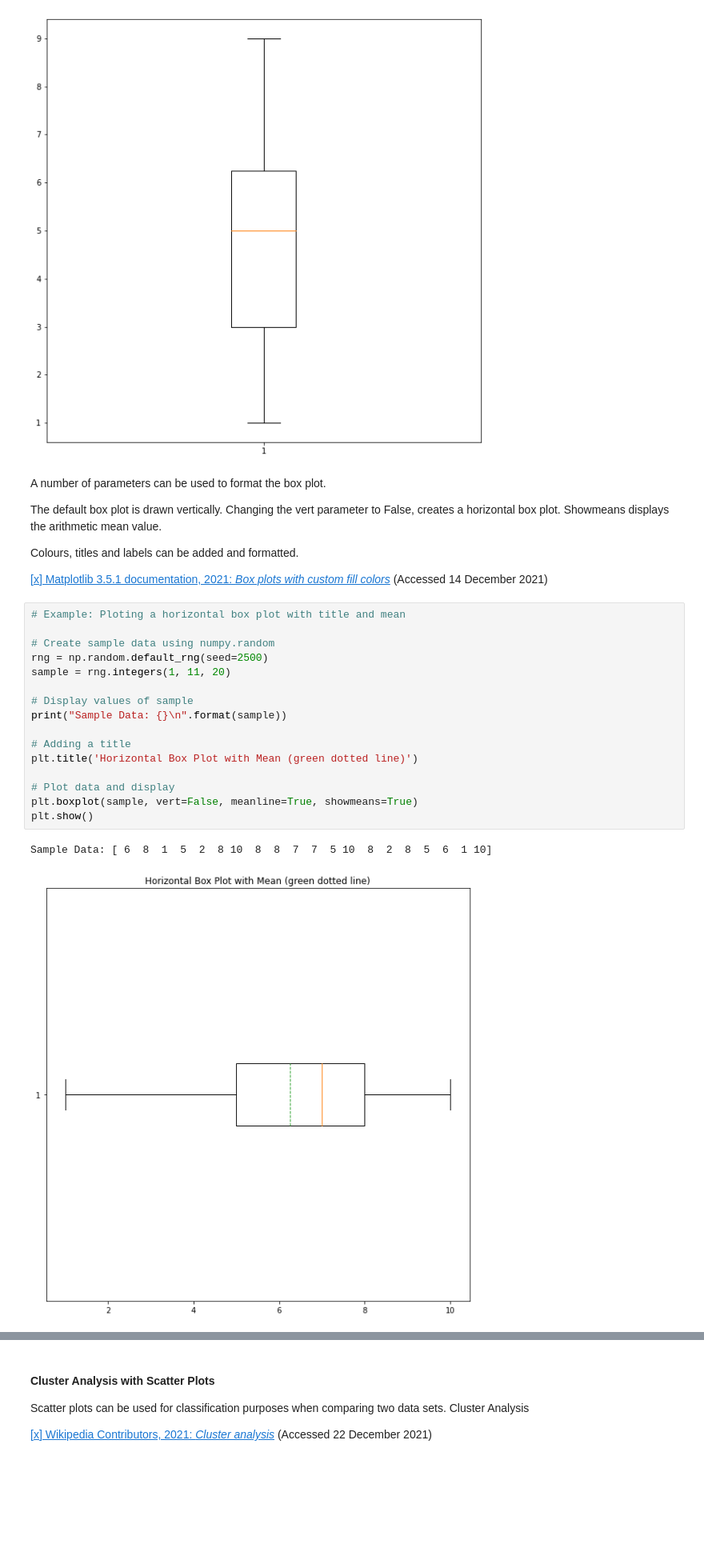
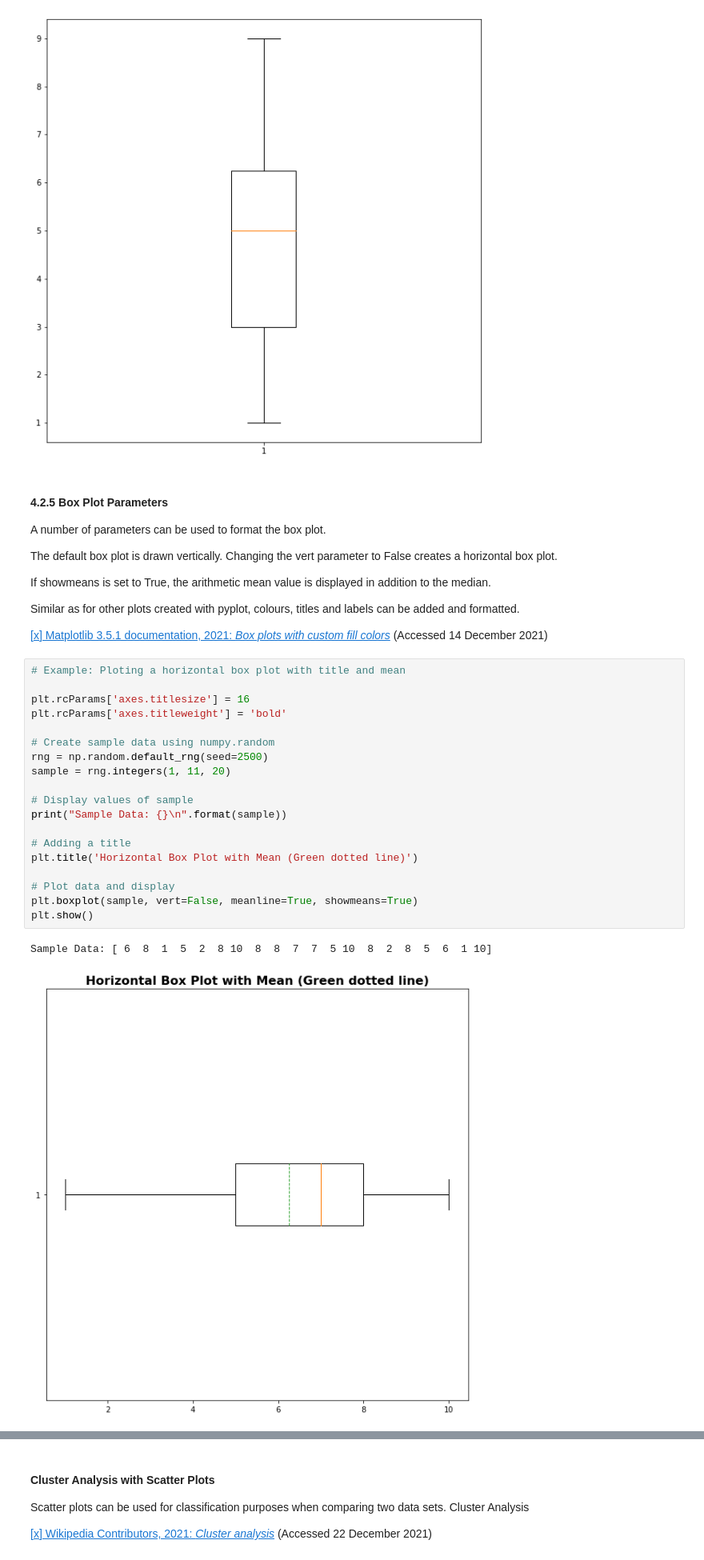
Before and after one commit to ssteffens/fundamentals-data-analysis-assessment, a Jupyter notebook: pyplot.ipynb, the cells around one changed output, grey strips where cells are left out. Shown at 80% size. Saved outputs shown, nothing was run; the diff lists cells and outputs as text; blank space fills up the shorter version.

Commit message:
Pyplot - Update box plots

```diff
--- a/pyplot.ipynb
+++ b/pyplot.ipynb
@@ -740,30 +762,36 @@ plt.show()
 Sample Data: [3 6 9 7 9 5 3 3 6 6 3 2 5 3 3 8 2 6 1 9]
 [figure]
 # %% [markdown]
+#### 4.2.5 Box Plot Parameters
+
 A number of parameters can be used to format the box plot.
 
-The default box plot is drawn vertically. Changing the vert parameter to False, creates a horizontal box plot.
-Showmeans displays the arithmetic mean value.
+The default box plot is drawn vertically. Changing the vert parameter to False creates a horizontal box plot.
 
-Colours, titles and labels can be added and formatted.
+If showmeans is set to True, the arithmetic mean value is displayed in addition to the median.
+
+Similar as for other plots created with pyplot, colours, titles and labels can be added and formatted.
 
 [[x] Matplotlib 3.5.1 documentation, 2021: *Box plots with custom fill colors*](https://matplotlib.org/stable/gallery/statistics/boxplot_color.html) (Accessed 14 December 2021)
 # %%
 # Example: Ploting a horizontal box plot with title and mean
+
+plt.rcParams['axes.titlesize'] = 16
+plt.rcParams['axes.titleweight'] = 'bold'
 
 # Create sample data using numpy.random
 rng = np.random.default_rng(seed=2500)
 sample = rng.integers(1, 11, 20)
 
 # Display values of sample
 print("Sample Data: {}\n".format(sample))
 
 # Adding a title
-plt.title('Horizontal Box Plot with Mean (green dotted line)')
+plt.title('Horizontal Box Plot with Mean (Green dotted line)')
 
 # Plot data and display
 plt.boxplot(sample, vert=False, meanline=True, showmeans=True)
 plt.show()
 # %% [output]
 Sample Data: [ 6  8  1  5  2  8 10  8  8  7  7  5 10  8  2  8  5  6  1 10]
-[figure, old version]
+[figure, new version]
```
Also changed, not shown: parts of 15 cells of this notebook.
